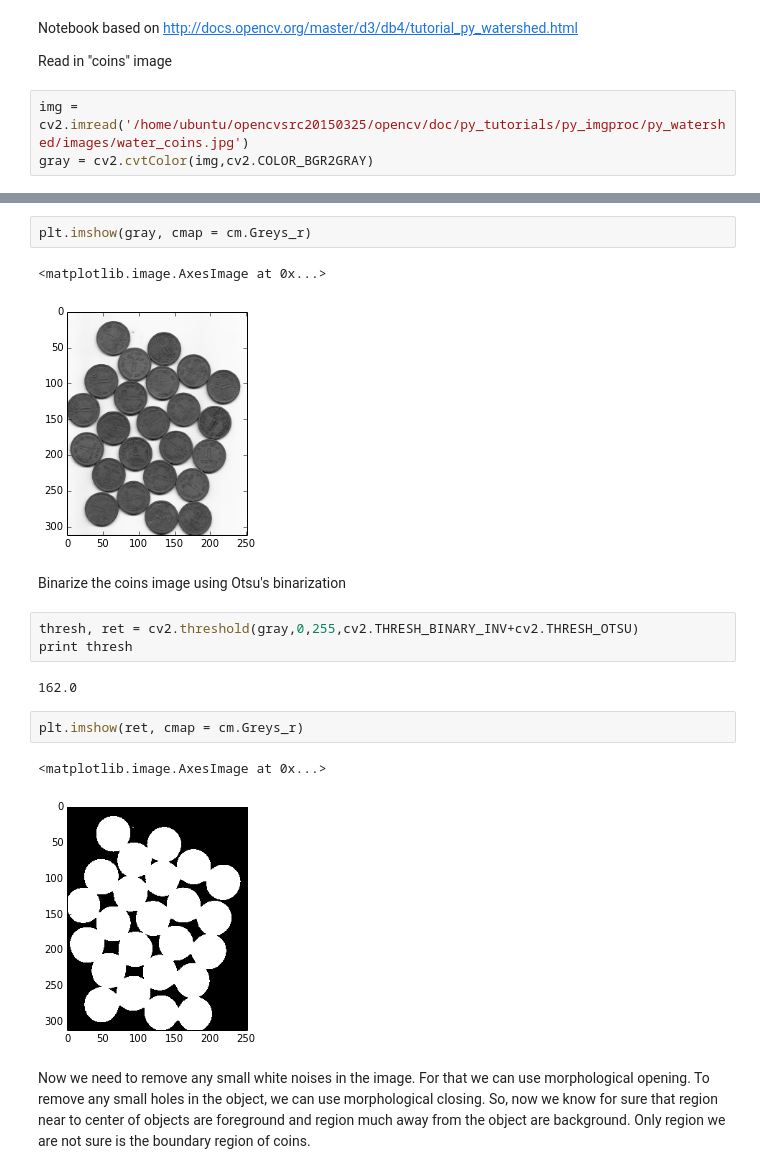
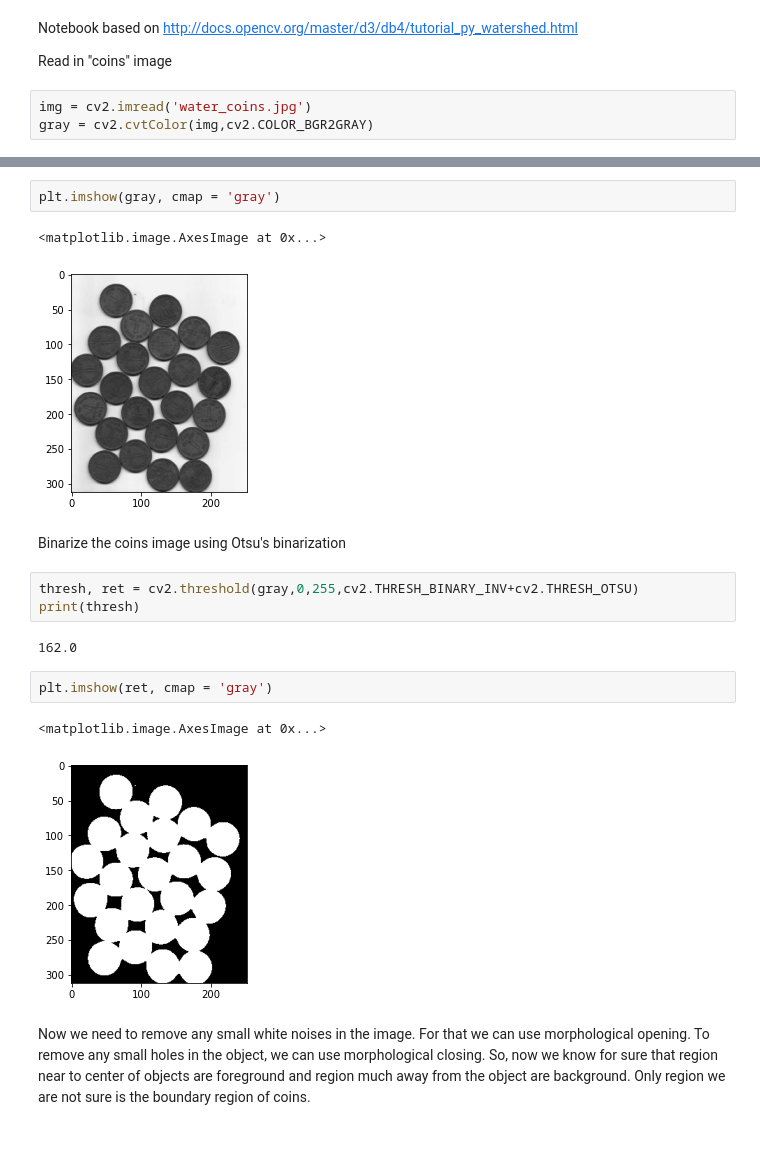
Before and after one commit to TrackDR/OpenCV-Ipython-notebooks, a Jupyter notebook: WatershedDistanceTransform.ipynb, the cells around one changed output, grey strips where cells are left out. Cells and saved outputs as stored; diff of their text form; blank space fills up the shorter version.

Commit message:
Update Watershed jupyter notebook

```diff
--- a/WatershedDistanceTransform.ipynb
+++ b/WatershedDistanceTransform.ipynb
@@ -13,7 +13,7 @@ Notebook based on http://docs.opencv.org/master/d3/db4/tutorial_py_watershed.htm
 
 Read in "coins" image
 # %%
-img = cv2.imread('/home/ubuntu/opencvsrc20150325/opencv/doc/py_tutorials/py_imgproc/py_watershed/images/water_coins.jpg')
+img = cv2.imread('water_coins.jpg')
 gray = cv2.cvtColor(img,cv2.COLOR_BGR2GRAY)
 # %%
 plt.imshow(cv2.cvtColor(img, cv2.COLOR_BGR2RGB))
@@ -23,20 +23,20 @@ plt.imshow(cv2.cvtColor(img, cv2.COLOR_BGR2RGB))
 # %%
-plt.imshow(gray, cmap = cm.Greys_r)
+plt.imshow(gray, cmap = 'gray')
 # %% [output]
 <matplotlib.image.AxesImage at 0x...>
-[figure, old version]
+[figure, new version]
 # %% [markdown]
 Binarize the coins image using Otsu's binarization
 # %%
 thresh, ret = cv2.threshold(gray,0,255,cv2.THRESH_BINARY_INV+cv2.THRESH_OTSU)
-print thresh
+print(thresh)
 # %% [output]
 162.0
 # %%
-plt.imshow(ret, cmap = cm.Greys_r)
+plt.imshow(ret, cmap = 'gray')
 # %% [output]
 <matplotlib.image.AxesImage at 0x...>
-[figure, old version]
+[figure, new version]
 # %% [markdown]
 Now we need to remove any small white noises in the image. For that we can use morphological opening. To remove any small holes in the object, we can use morphological closing. So, now we know for sure that region near to center of objects are foreground and region much away from the object are background. Only region we are not sure is the boundary region of coins.
 # %%
```
Also changed, not shown: parts of 8 cells of this notebook, 1 other file.
